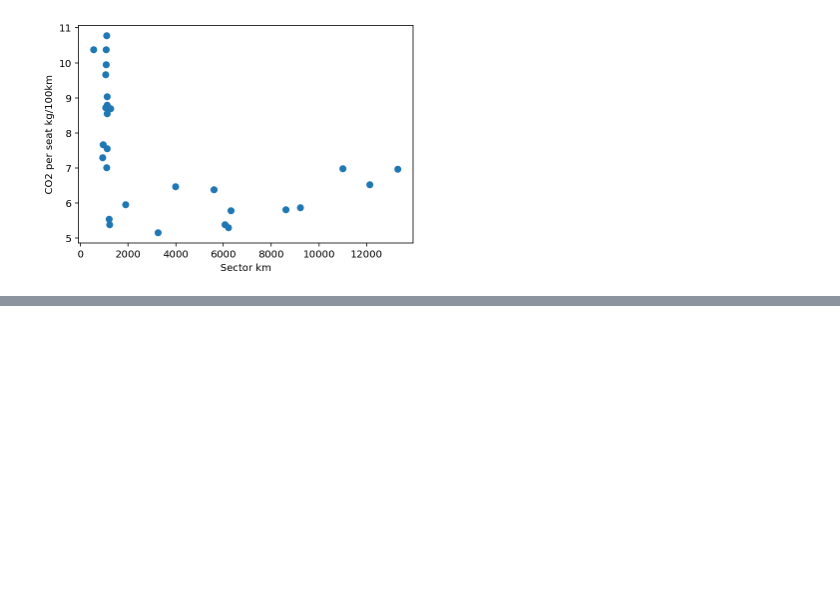
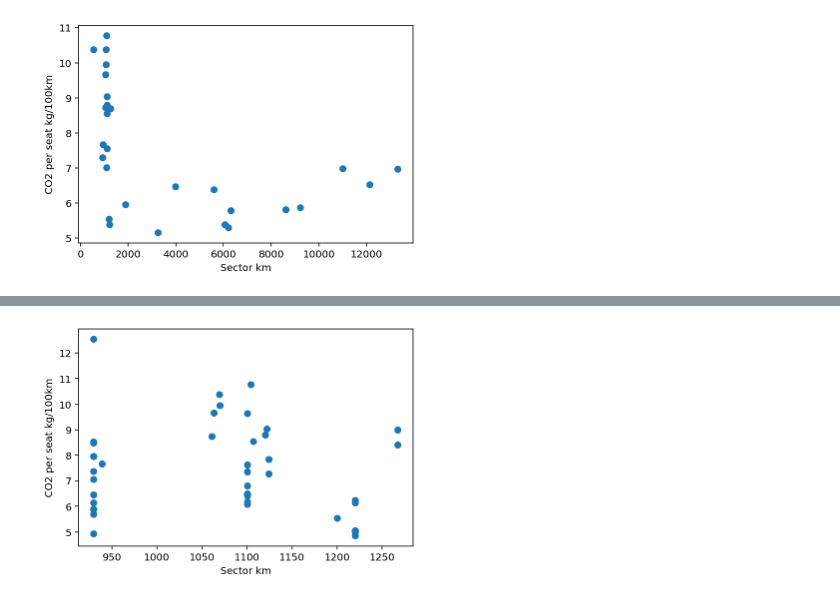
Before and after one commit to Jmion/aviation-co2-impact, a Jupyter notebook: Aviation_global_emissions.ipynb, the cells around one changed output, grey strips where cells are left out. Saved outputs shown, nothing was run; the diff lists cells and outputs as text; code cells hidden in the pictures; blank space fills up the shorter version.

```diff
--- a/Aviation_global_emissions.ipynb
+++ b/Aviation_global_emissions.ipynb
@@ -218,0 +228,7 @@ plt.show()
+# %%
+g = plt.scatter(regional_aircraft["Sector km"], regional_aircraft["CO2 per seat kg/100km"])
+plt.xlabel("Sector km")
+plt.ylabel("CO2 per seat kg/100km")
+plt.show()
+# %% [output]
+[figure, added]
```
Also changed, not shown: parts of 10 cells of this notebook.
